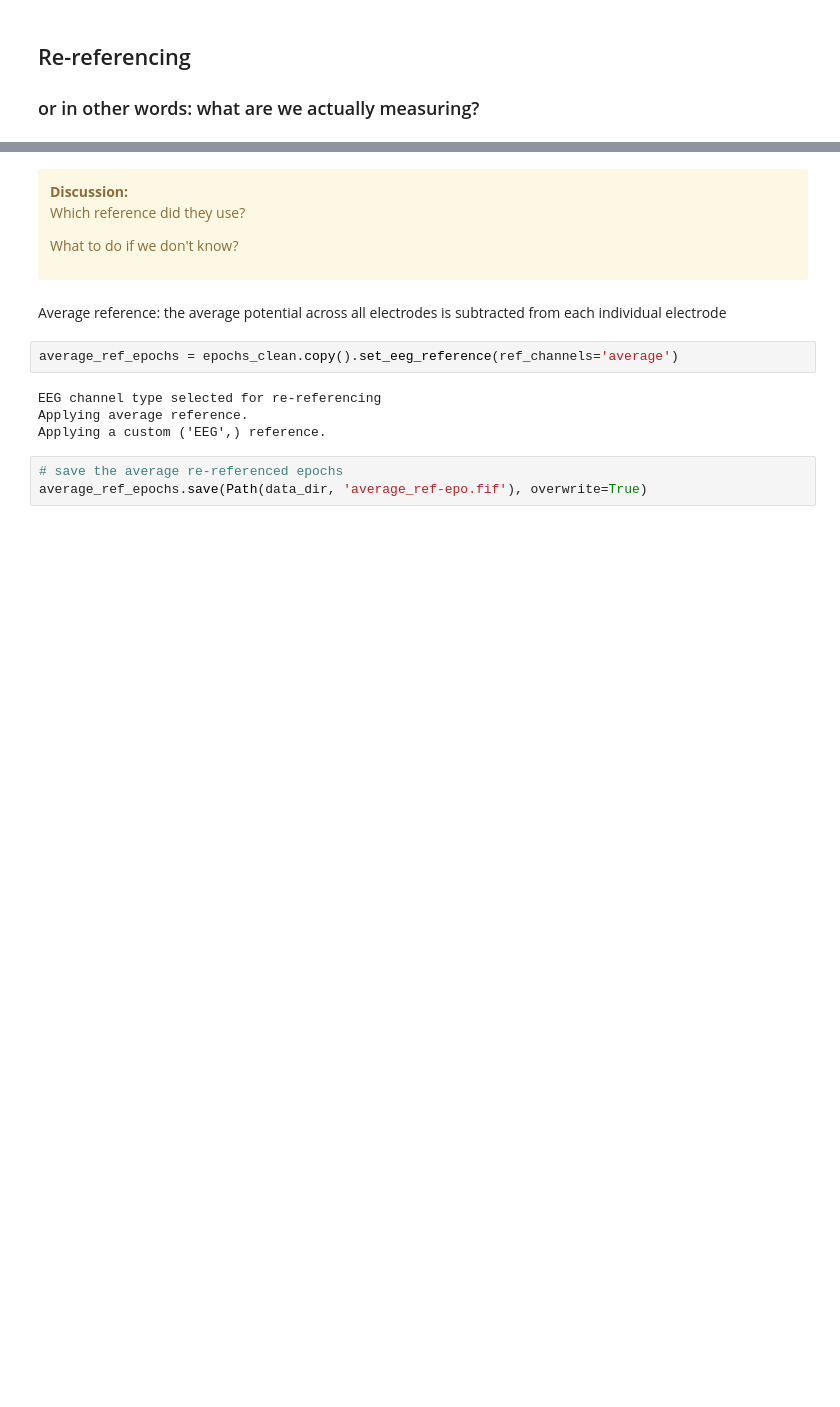
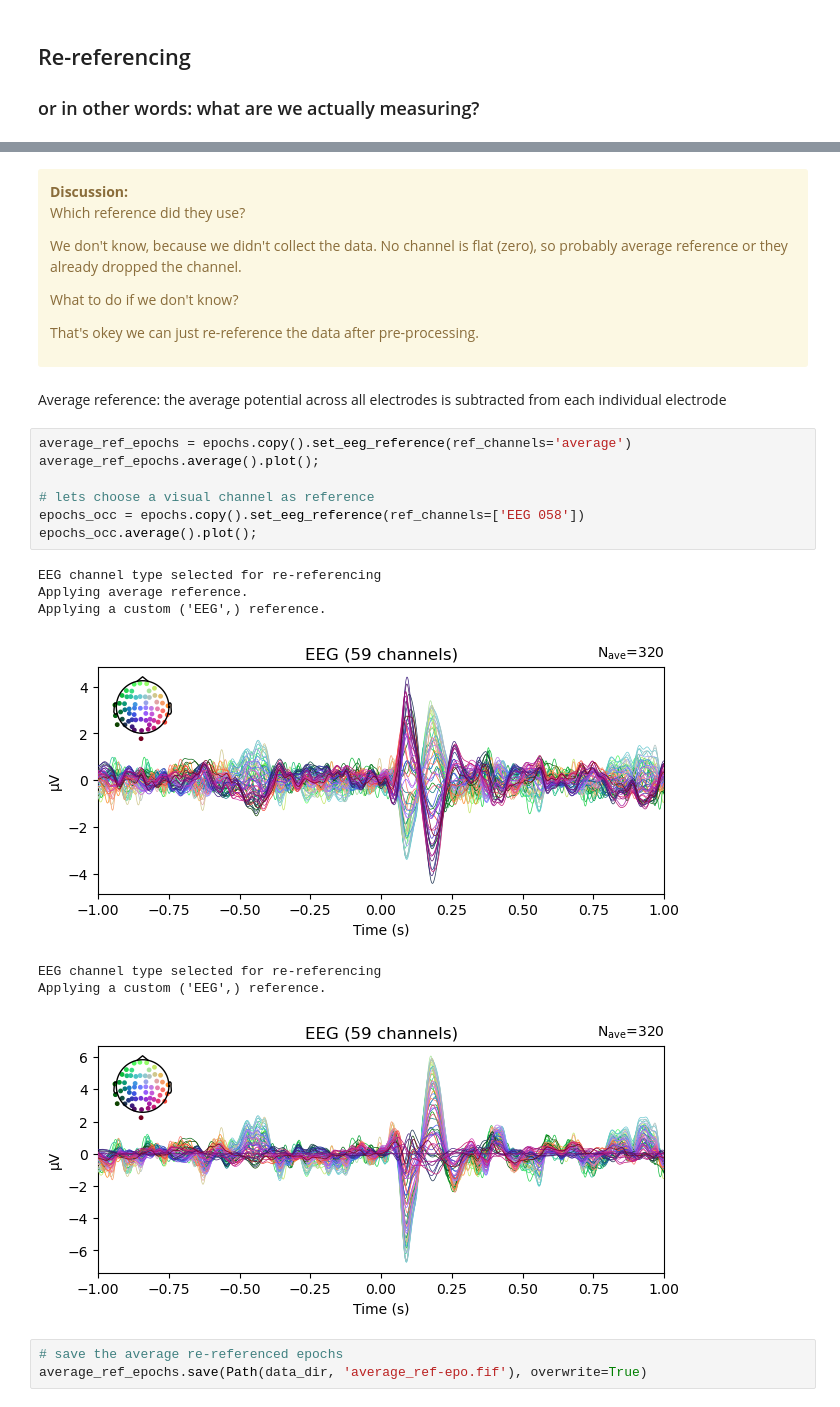
Before and after one commit to CarinaFo/MNE_workshop_liverpool_2024, a Jupyter notebook: notebooks/2_epochs_evokeds_ERP_solutions.ipynb, the cells around one changed output, grey strips where cells are left out. Cells and saved outputs as stored; diff of their text form; blank space fills up the shorter version.

```diff
--- a/notebooks/2_epochs_evokeds_ERP_solutions.ipynb
+++ b/notebooks/2_epochs_evokeds_ERP_solutions.ipynb
@@ -314,17 +373,32 @@ evoked_lv.plot_topomap();
 
 Which reference did they use?
 
+We don't know, because we didn't collect the data. No channel is flat (zero), so probably average reference
+or they already dropped the channel.
+
+
 What to do if we don't know?
 
+That's okey we can just re-reference the data after pre-processing.
+
 </div>
 # %% [markdown]
 Average reference: the average potential across all electrodes is subtracted from each individual electrode
-# %%
-average_ref_epochs = epochs_clean.copy().set_eeg_reference(ref_channels='average')
-# %% [output]
-EEG channel type selected for re-referencing
-Applying average reference.
-Applying a custom ('EEG',) reference.
+# %%
+average_ref_epochs = epochs.copy().set_eeg_reference(ref_channels='average')
+average_ref_epochs.average().plot();
+
+# lets choose a visual channel as reference
+epochs_occ = epochs.copy().set_eeg_reference(ref_channels=['EEG 058'])
+epochs_occ.average().plot();
+# %% [output]
+EEG channel type selected for re-referencing
+Applying average reference.
+Applying a custom ('EEG',) reference.
+[figure, added]
+EEG channel type selected for re-referencing
+Applying a custom ('EEG',) reference.
+[figure, added]
 # %%
 # save the average re-referenced epochs
 average_ref_epochs.save(Path(data_dir, 'average_ref-epo.fif'), overwrite=True)
```
Also changed, not shown: parts of 34 cells of this notebook.
